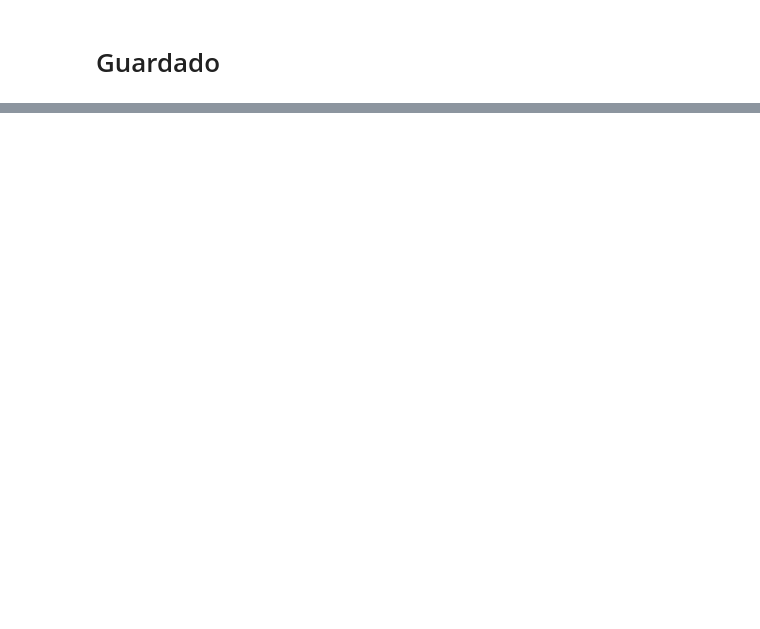
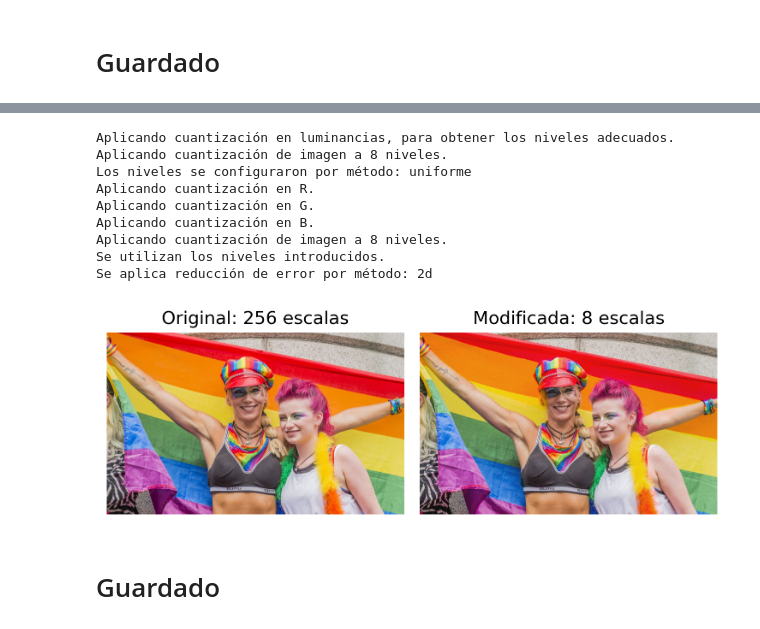
Before and after one commit to Gianuzzi/Proc_de_Img_-DD2020, a Jupyter notebook: Ejercicio2.3.ipynb, the cells around one changed output, grey strips where cells are left out. Cells and saved outputs as stored; diff of their text form; code cells hidden in the pictures; blank space fills up the shorter version.

```diff
--- a/Ejercicio2.3.ipynb
+++ b/Ejercicio2.3.ipynb
@@ -137,0 +185,40 @@ if not in_colab:
+# %%
+# Parámetros (Modificar a gusto)
+levels  = 8
+method  = 'uniforme'
+y0      = 0.5      # sin uso, a menos que method=='no uniforme'
+error   = '2d'
+thresh  = 0.2      # sin uso, a menos que error=='scan_line' o error=='scan_row'
+rescale = False
+
+
+#N NO TOCAR
+img_c = ApplyCuantizador(img, levels, method, y0, error, thresh, rescale, True)
+
+## Plot
+plt.figure(dpi=250)
+plt.subplot(1,2,1)
+plt.title('Original: %i escalas' %(len(
+    np.unique((img*255).astype(int)))))
+plt.imshow(img, plt.cm.gray)
+plt.axis('off')
+plt.subplot(1,2,2)
+plt.title('Modificada: %i escalas' %(len(
+    np.unique((img_c*255).astype(int)))))
+plt.imshow(img_c, plt.cm.gray)
+plt.axis('off')
+plt.tight_layout()
+plt.show()
+# %% [output]
+Aplicando cuantización en luminancias, para obtener los niveles adecuados.
+Aplicando cuantización de imagen a 8 niveles.
+Los niveles se configuraron por método: uniforme
+Aplicando cuantización en R.
+Aplicando cuantización en G.
+Aplicando cuantización en B.
+Aplicando cuantización de imagen a 8 niveles.
+Se utilizan los niveles introducidos.
+Se aplica reducción de error por método: 2d
+[figure, added]
+# %% [markdown]
+# Guardado
```
Also changed, not shown: parts of 6 cells of this notebook, 4 other files.
